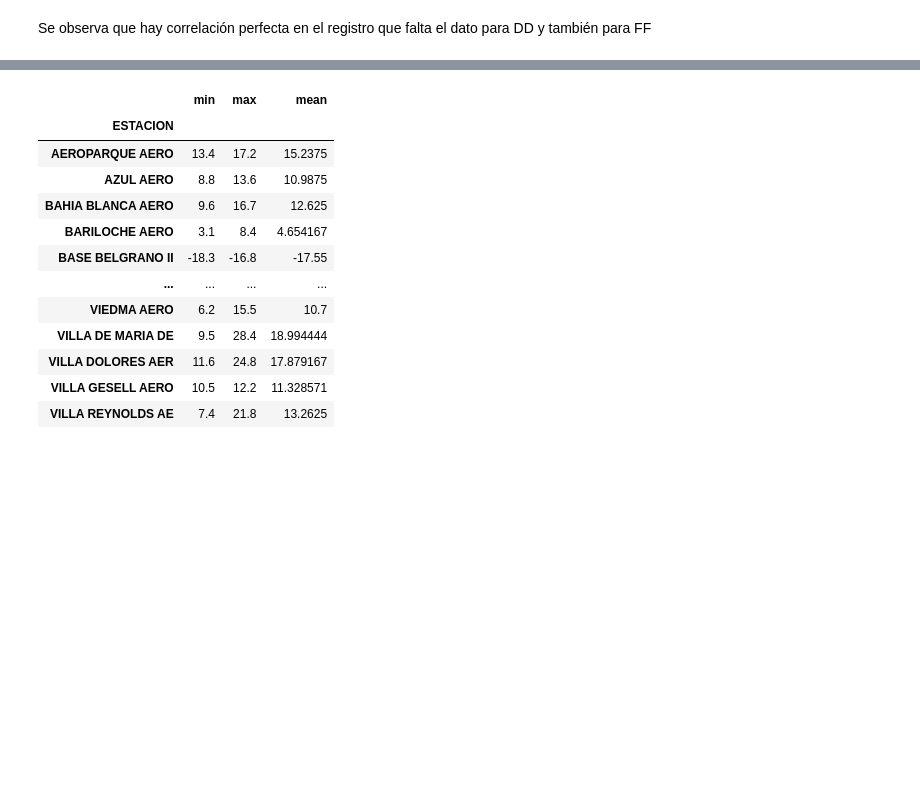
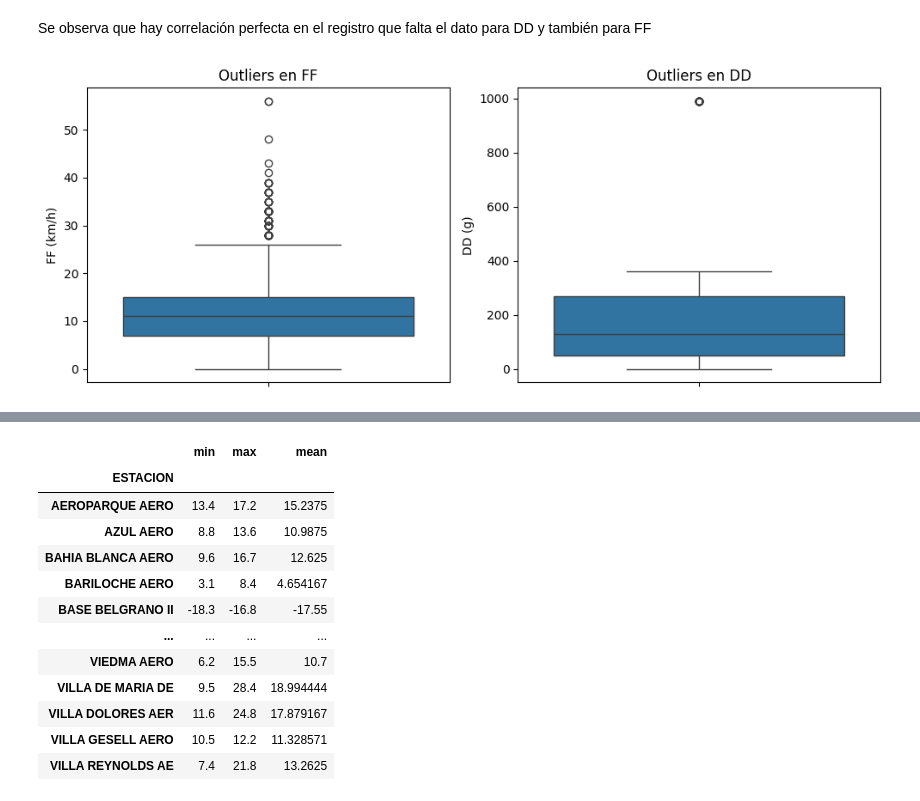
Before and after one commit to danisa-loop/AnalisisDatos_JUL2025_CEIA, a Jupyter notebook: tp1_EDA.ipynb, the cells around one changed output, grey strips where cells are left out. Saved outputs shown, nothing was run; the diff lists cells and outputs as text; code cells hidden in the pictures; blank space fills up the shorter version.

```diff
--- a/tp1_EDA.ipynb
+++ b/tp1_EDA.ipynb
@@ -160,2 +166,18 @@ plt.show()
 # %% [markdown]
 Se observa que hay correlación perfecta en el registro que falta el dato para DD y también para FF
+# %%
+# Visualización de outliers con boxplots
+fig, axes = plt.subplots(1, 2, figsize=(10, 4))
+
+# Boxplot para 'FF'
+sns.boxplot(y=df_hor["FF (km/h)"], ax=axes[0])
+axes[0].set_title('Outliers en FF')
+
+# Boxplot para 'DD'
+sns.boxplot(y=df_hor["DD (g)"], ax=axes[1])
+axes[1].set_title('Outliers en DD')
+
+plt.tight_layout()
+plt.show()
+# %% [output]
+[figure, added]
```
Also changed, not shown: parts of 4 cells of this notebook.
